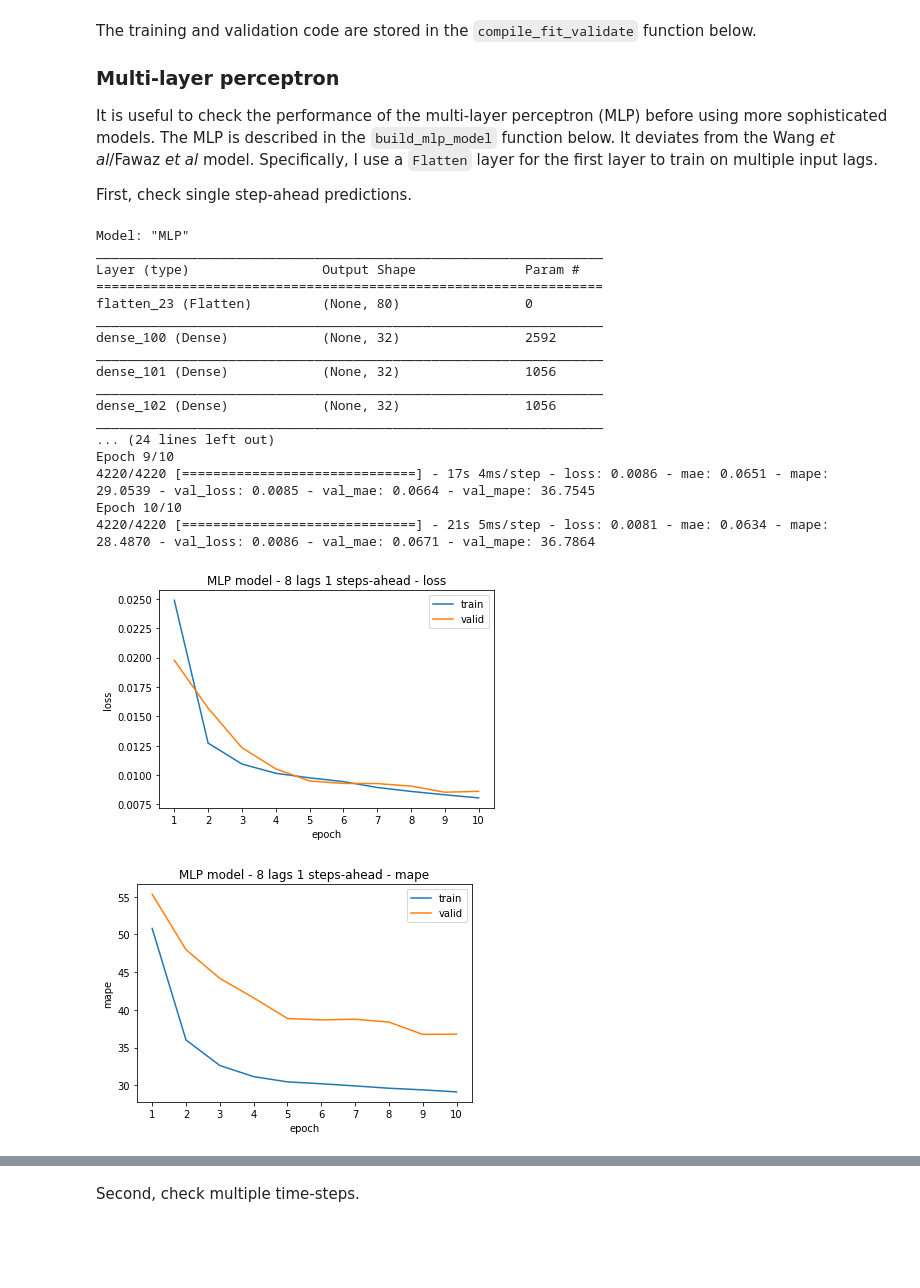
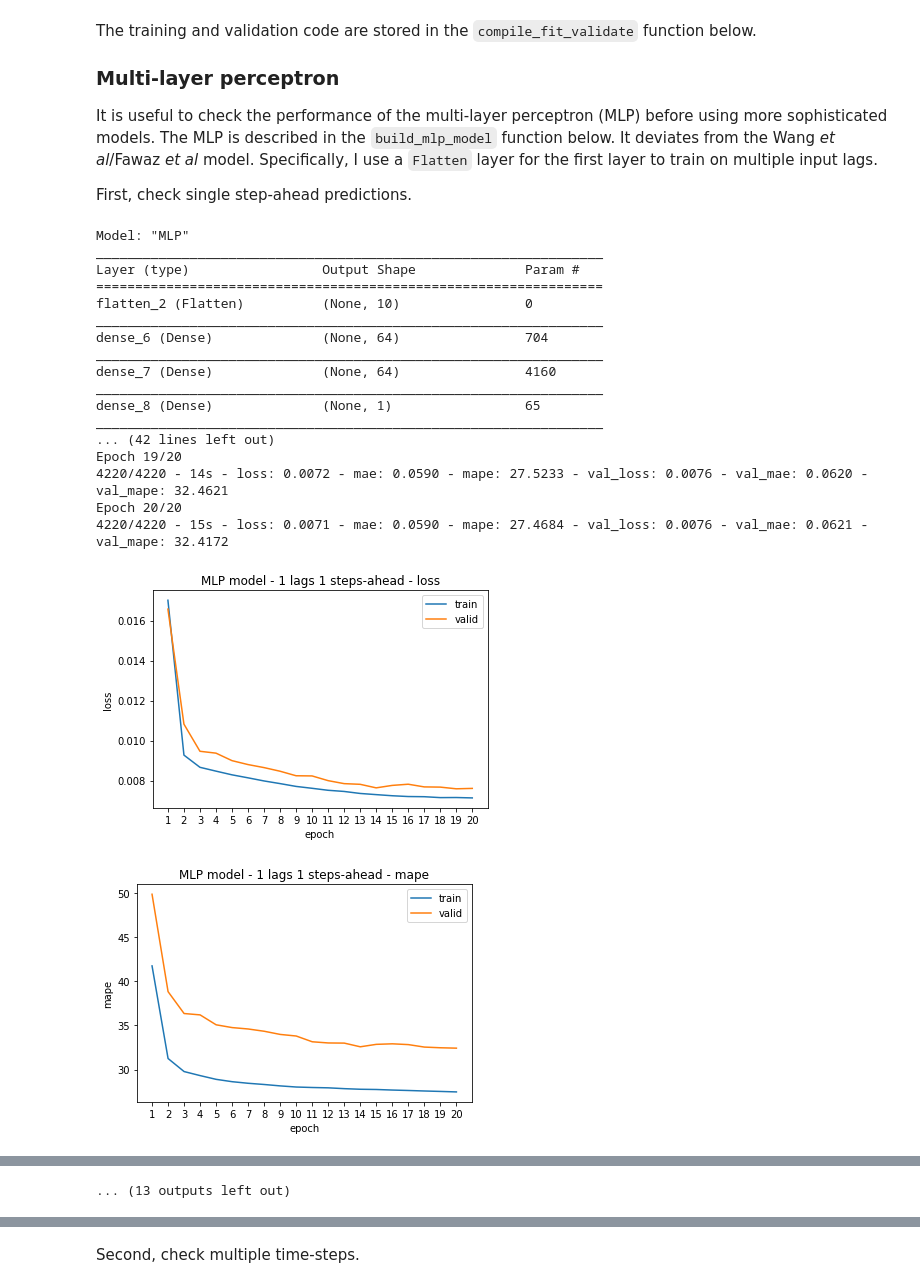
Before and after one commit to makeyourownmaker/CambridgeTemperatureModel, a Jupyter notebook: notebooks/keras_mlp_fcn_resnet_time_series.ipynb, the cells around one changed output, grey strips where cells are left out. Drawn from its saved outputs; the diff is of its cells as text; code cells hidden in the pictures; blank space fills up the shorter version.

```diff
--- a/notebooks/keras_mlp_fcn_resnet_time_series.ipynb
+++ b/notebooks/keras_mlp_fcn_resnet_time_series.ipynb
@@ -443,7 +452,7 @@ Specifically, I use a `Flatten` layer for the first layer to train on multiple i
 
 First, check single step-ahead predictions.
 # %%
-def compile_fit_validate(model, train, valid, optimizer, epochs = 5, verbose = 1):
+def compile_fit_validate(model, train, valid, optimizer, epochs = 5, verbose = 2):
     # Reduces variance in results but won't eliminate it :-(
     random.seed(42)
     np.random.seed(42)
@@ -567,51 +576,59 @@ def build_mlp_model(name, data):
     mlp.add(Reshape([1, -1]))
 
     return mlp
 
 
 def run_model(model, train, valid, optimizer = 'adam', epochs = 5):
     in_shape, out_shape = get_io_shapes(train)
     model_id = model.name + ' model - ' + str(in_shape[0]) + \
                ' lags ' + str(out_shape[0]) + ' steps-ahead -'
 
     model.summary()
     h = compile_fit_validate(model, train, valid, optimizer, epochs)
     plot_history(h, model_id, epochs)
     print_min_loss(h, model_id)
 
     return h
 
 
-lags = 8
-ds_train_8l_1s, ds_valid_8l_1s, ds_test_8l_1s = make_datasets(train_df, valid_df, test_df,
-                                                              lags = lags, shuffle = False, bs = 8)
+# lags = 8
+# ds_train_8l_1s, ds_valid_8l_1s, ds_test_8l_1s = make_datasets(train_df, valid_df, test_df,
+#                                                              lags = lags, shuffle = False, bs = 8)
 
 name = 'MLP'
+mlp_1l_1s   = build_mlp_model(name, ds_train_1l_1s)
+h_mlp_1l_1s = run_model(mlp_1l_1s, ds_train_1l_1s, ds_valid_1l_1s, optimizer = 'adadelta', epochs = 20)
+mlp_4l_1s   = build_mlp_model(name, ds_train_4l_1s)
+h_mlp_4l_1s = run_model(mlp_4l_1s, ds_train_4l_1s, ds_valid_4l_1s, optimizer = 'adadelta', epochs = 20)
 mlp_8l_1s   = build_mlp_model(name, ds_train_8l_1s)
-h_mlp_8l_1s = run_model(mlp_8l_1s, ds_train_8l_1s, ds_valid_8l_1s, optimizer = 'adadelta', epochs = 10)
-
-# mlp_4l_1s   = build_mlp_model(name, ds_train_4l_1s)
-# h_mlp_4l_1s = run_model(mlp_4l_1s, ds_train_4l_1s, ds_valid_4l_1s, optimizer = 'adadelta', epochs = 10)
-
-# mlp_1l_1s   = build_mlp_model(name, ds_train_1l_1s)
-# h_mlp_1l_1s = run_model(mlp_1l_1s, ds_train_1l_1s, ds_valid_1l_1s, optimizer = 'adadelta', epochs = 10)
+h_mlp_8l_1s = run_model(mlp_8l_1s, ds_train_8l_1s, ds_valid_8l_1s, optimizer = 'adadelta', epochs = 20)
+mlp_16l_1s   = build_mlp_model(name, ds_train_16l_1s)
+h_mlp_16l_1s = run_model(mlp_16l_1s, ds_train_16l_1s, ds_valid_16l_1s, optimizer = 'adadelta', epochs = 20)
+mlp_24l_1s   = build_mlp_model(name, ds_train_24l_1s)
+h_mlp_24l_1s = run_model(mlp_24l_1s, ds_train_24l_1s, ds_valid_24l_1s, optimizer = 'adadelta', epochs = 20)
+mlp_32l_1s   = build_mlp_model(name, ds_train_32l_1s)
+h_mlp_32l_1s = run_model(mlp_32l_1s, ds_train_32l_1s, ds_valid_32l_1s, optimizer = 'adadelta', epochs = 20)
+mlp_40l_1s   = build_mlp_model(name, ds_train_40l_1s)
+h_mlp_40l_1s = run_model(mlp_40l_1s, ds_train_40l_1s, ds_valid_40l_1s, optimizer = 'adadelta', epochs = 20)
+mlp_48l_1s   = build_mlp_model(name, ds_train_48l_1s)
+h_mlp_48l_1s = run_model(mlp_48l_1s, ds_train_48l_1s, ds_valid_48l_1s, optimizer = 'adadelta', epochs = 20)
 # %% [output]
 Model: "MLP"
 _________________________________________________________________
 Layer (type)                 Output Shape              Param #
 =================================================================
-flatten_23 (Flatten)         (None, 80)                0
+flatten_2 (Flatten)          (None, 10)                0
 _________________________________________________________________
-dense_100 (Dense)            (None, 32)                2592
+dense_6 (Dense)              (None, 64)                704
 _________________________________________________________________
-dense_101 (Dense)            (None, 32)                1056
+dense_7 (Dense)              (None, 64)                4160
 _________________________________________________________________
-dense_102 (Dense)            (None, 32)                1056
+dense_8 (Dense)              (None, 1)                 65
 _________________________________________________________________
-... (24 lines left out)
-Epoch 9/10
-4220/4220 [==============================] - 17s 4ms/step - loss: 0.0086 - mae: 0.0651 - mape: 29.0539 - val_loss: 0.0085 - val_mae: 0.0664 - val_mape: 36.7545
-Epoch 10/10
-4220/4220 [==============================] - 21s 5ms/step - loss: 0.0081 - mae: 0.0634 - mape: 28.4870 - val_loss: 0.0086 - val_mae: 0.0671 - val_mape: 36.7864
+... (42 lines left out)
+Epoch 19/20
+4220/4220 - 14s - loss: 0.0072 - mae: 0.0590 - mape: 27.5233 - val_loss: 0.0076 - val_mae: 0.0620 - val_mape: 32.4621
+Epoch 20/20
+4220/4220 - 15s - loss: 0.0071 - mae: 0.0590 - mape: 27.4684 - val_loss: 0.0076 - val_mae: 0.0621 - val_mape: 32.4172
-[figure, old version]
+[figure, new version]
-[figure, old version]
+[figure, new version]
@@ -619,0 +692 @@ MLP model - 8 lags 1 steps-ahead - valid min loss: 0.008538     mae: 0.066432
+... (13 outputs left out)
```
Also changed, not shown: parts of 9 cells of this notebook.
